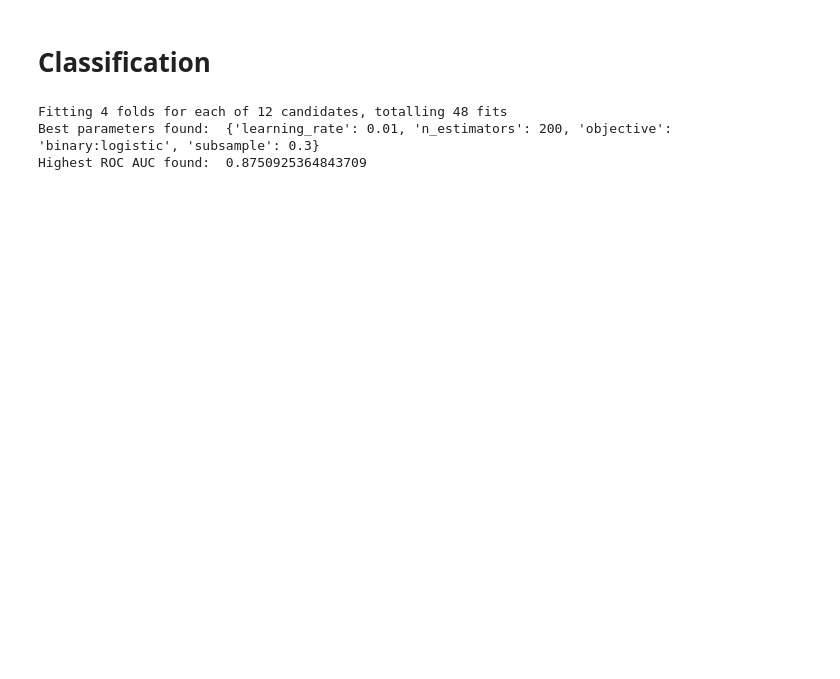
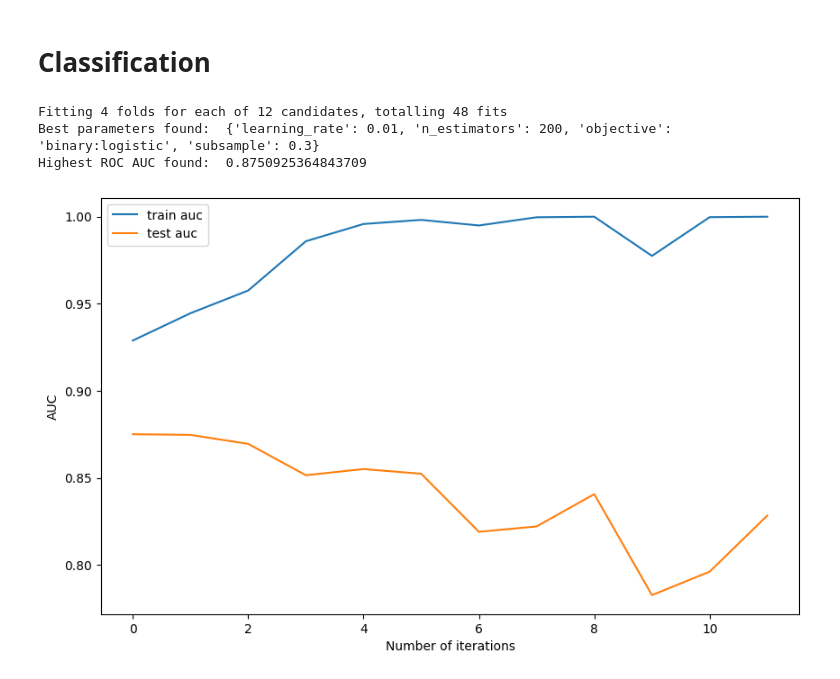
Before and after one commit to DanHerman212/precision_medicine, a Jupyter notebook: code/4_data_modeling.ipynb, the cells around one changed output. Saved outputs shown, nothing was run; the diff lists cells and outputs as text; code cells hidden in the pictures; blank space fills up the shorter version.

```diff
--- a/code/4_data_modeling.ipynb
+++ b/code/4_data_modeling.ipynb
@@ -374,7 +351,7 @@ gbm_param_grid = {
 }
 
 gbm = xgb.XGBClassifier(use_label_encoder=False)  # XGBClassifier for classification tasks
-grid_auc = GridSearchCV(estimator=gbm, param_grid=gbm_param_grid, scoring='roc_auc', cv=4, verbose=1)  # Use ROC AUC as the scoring metric
+grid_auc = GridSearchCV(estimator=gbm, param_grid=gbm_param_grid, scoring='roc_auc', cv=4, verbose=1, return_train_score=True)  # Use ROC AUC as the scoring metric
 
 grid_auc.fit(X, y, eval_metric='logloss')  # Add eval_metric to suppress a warning from XGBoost about using a deprecated parameter
 print("Best parameters found: ", grid_auc.best_params_)
@@ -383,3 +360,19 @@ print("Highest ROC AUC found: ", grid_auc.best_score_)
 Fitting 4 folds for each of 12 candidates, totalling 48 fits
 Best parameters found:  {'learning_rate': 0.01, 'n_estimators': 200, 'objective': 'binary:logistic', 'subsample': 0.3}
 Highest ROC AUC found:  0.8750925364843709
+# %%
+# Accessing the results
+results = grid_auc.cv_results_
+train_auc = results['mean_train_score']
+test_auc = results['mean_test_score']
+
+# Plotting
+plt.figure(figsize=(10, 6))
+plt.plot(train_auc, label='train auc')
+plt.plot(test_auc, label='test auc')
+plt.xlabel('Number of iterations')
+plt.ylabel('AUC')
+plt.legend()
+plt.show()
+# %% [output]
+[figure, added]
```
Also changed, not shown: parts of 5 cells of this notebook.
